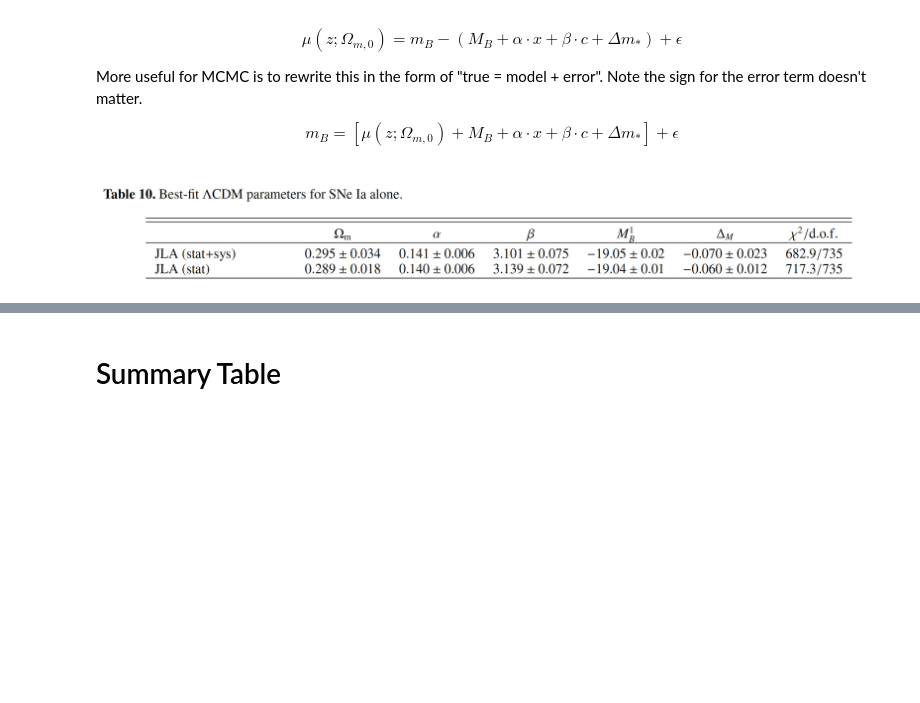
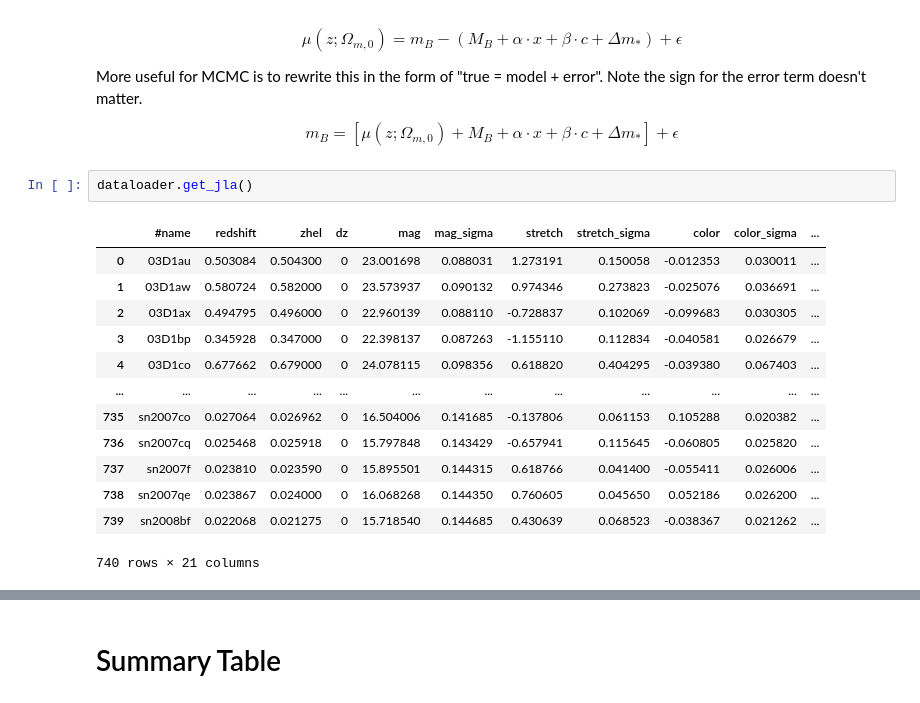
Before and after one commit to ketozhang/research_playground, a Jupyter notebook: hubble_constant_mass_correction/notebook.ipynb, the cells around one changed output, grey strips where cells are left out. Drawn from its saved outputs; the diff is of its cells as text; blank space fills up the shorter version.

```diff
--- a/hubble_constant_mass_correction/notebook.ipynb
+++ b/hubble_constant_mass_correction/notebook.ipynb
@@ -29,5 +28,19 @@ More useful for MCMC is to rewrite this in the form of "true = model + error". N
 term doesn't matter.
 
 $$ m_B = [\mu(z; \Omega_{m,0}) + M_B + \alpha \cdot x + \beta \cdot c + \Delta m_*] + \epsilon $$
-# %% [markdown]
-![image.png](attachment:55edd70a-f878-4d5c-b41d-b72c6f3f1c6a.png)
+# %%
+dataloader.get_jla()
+# %% [output]
+|  | #name | redshift | zhel | dz | mag | mag_sigma | stretch | stretch_sigma | color | color_sigma | ... |
+| 0 | 03D1au | 0.503084 | 0.504300 | 0 | 23.001698 | 0.088031 | 1.273191 | 0.150058 | -0.012353 | 0.030011 | ... |
+| 1 | 03D1aw | 0.580724 | 0.582000 | 0 | 23.573937 | 0.090132 | 0.974346 | 0.273823 | -0.025076 | 0.036691 | ... |
+| 2 | 03D1ax | 0.494795 | 0.496000 | 0 | 22.960139 | 0.088110 | -0.728837 | 0.102069 | -0.099683 | 0.030305 | ... |
+| 3 | 03D1bp | 0.345928 | 0.347000 | 0 | 22.398137 | 0.087263 | -1.155110 | 0.112834 | -0.040581 | 0.026679 | ... |
+| 4 | 03D1co | 0.677662 | 0.679000 | 0 | 24.078115 | 0.098356 | 0.618820 | 0.404295 | -0.039380 | 0.067403 | ... |
+| ... | ... | ... | ... | ... | ... | ... | ... | ... | ... | ... | ... |
+| 735 | sn2007co | 0.027064 | 0.026962 | 0 | 16.504006 | 0.141685 | -0.137806 | 0.061153 | 0.105288 | 0.020382 | ... |
+| 736 | sn2007cq | 0.025468 | 0.025918 | 0 | 15.797848 | 0.143429 | -0.657941 | 0.115645 | -0.060805 | 0.025820 | ... |
+| 737 | sn2007f | 0.023810 | 0.023590 | 0 | 15.895501 | 0.144315 | 0.618766 | 0.041400 | -0.055411 | 0.026006 | ... |
+| 738 | sn2007qe | 0.023867 | 0.024000 | 0 | 16.068268 | 0.144350 | 0.760605 | 0.045650 | 0.052186 | 0.026200 | ... |
+| 739 | sn2008bf | 0.022068 | 0.021275 | 0 | 15.718540 | 0.144685 | 0.430639 | 0.068523 | -0.038367 | 0.021262 | ... |
+740 rows × 21 columns
```
Also changed, not shown: parts of 3 cells of this notebook, 2 other files.
